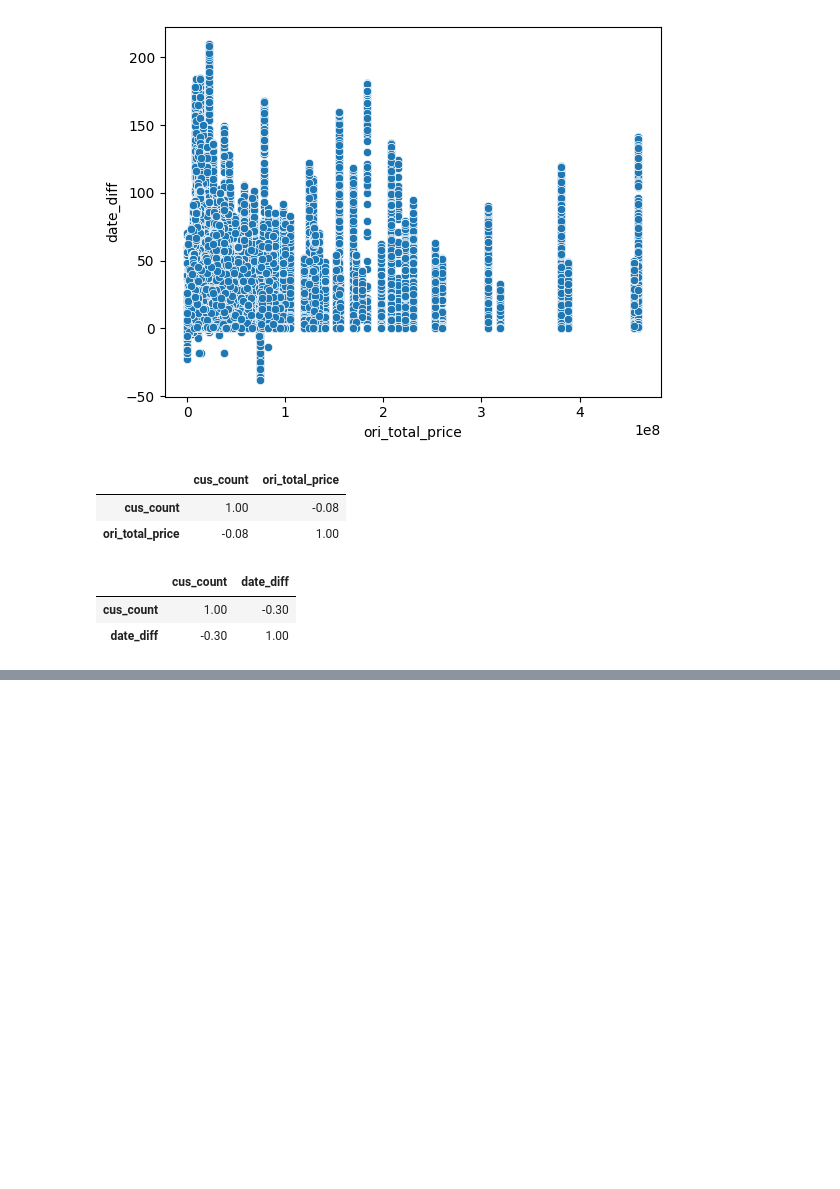
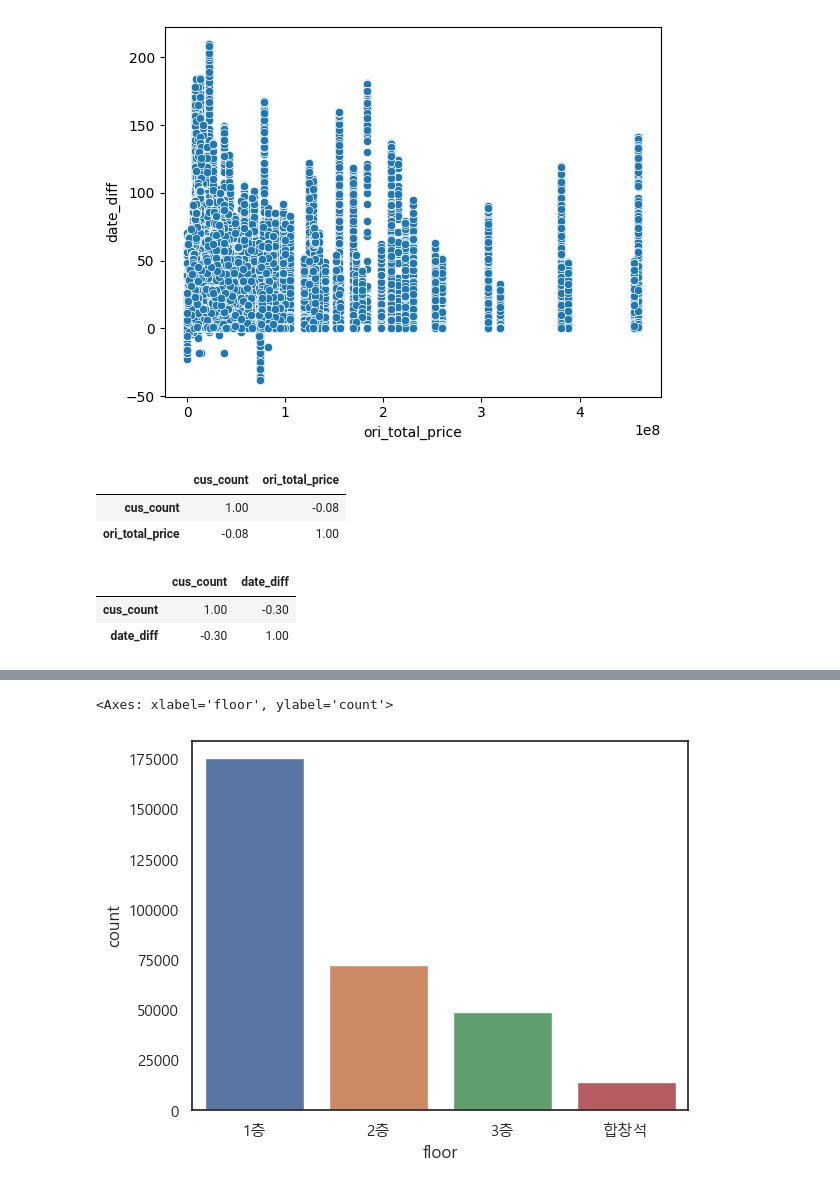
Before and after one commit to damidaa/bigcontest_2023, a Jupyter notebook: preprocessing/EDA.ipynb, the cells around one changed output, grey strips where cells are left out. Drawn from its saved outputs; the diff is of its cells as text; code cells hidden in the pictures; blank space fills up the shorter version.

```diff
--- a/preprocessing/EDA.ipynb
+++ b/preprocessing/EDA.ipynb
@@ -131,0 +252,3 @@ ValueError: could not convert string to float: '2019-10-20'
+# %%
+df_symphony = df[df['genre']=='교향곡']
+df_symphony.genre.unique()
@@ -131,0 +257,3 @@ ValueError: could not convert string to float: '2019-10-20'
+# %%
+df_symphony['floor_zone'] = df_symphony['floor']+df_symphony['zone']
+df_symphony['floor_zone'].unique()
@@ -131,0 +270,6 @@ ValueError: could not convert string to float: '2019-10-20'
+# %%
+import seaborn as sns
+sns.countplot(x='floor',data=df_symphony,order = df_symphony['floor'].value_counts().index)
+# %% [output]
+<Axes: xlabel='floor', ylabel='count'>
+[figure, added]
```
Also changed, not shown: parts of 74 cells of this notebook.
